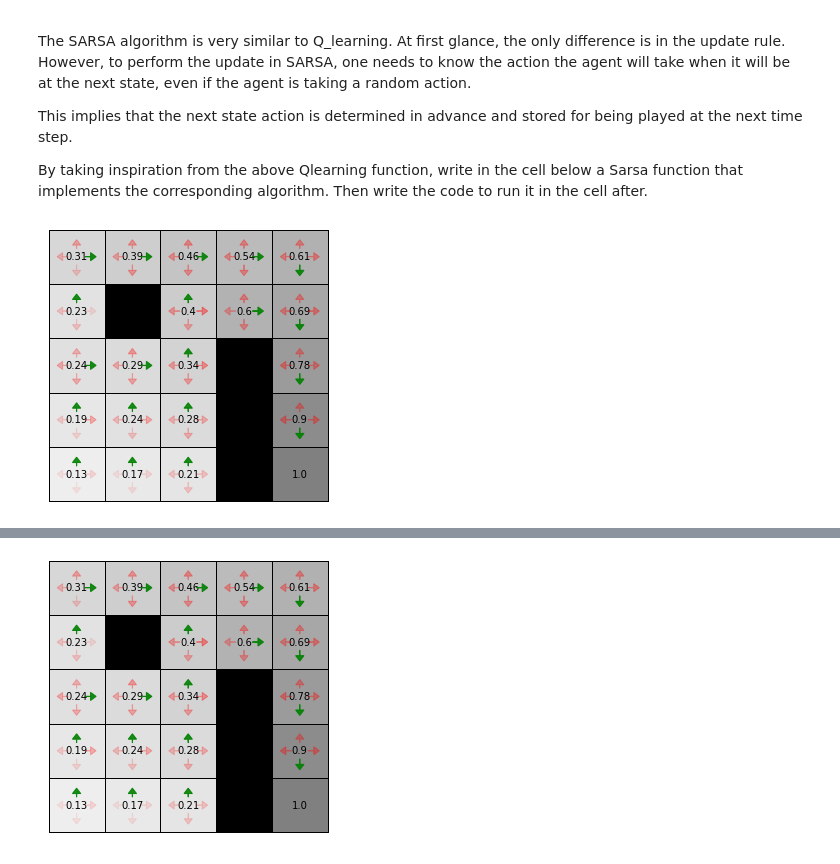
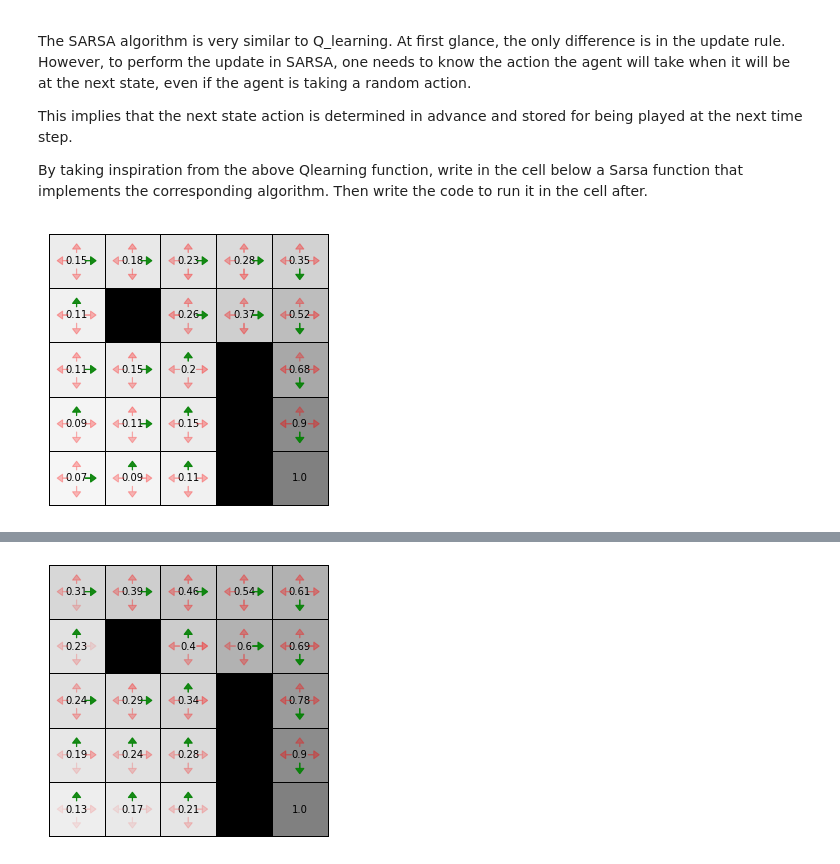
Before and after one commit to AntoninARBERET/rl_labs_notebooks, a Jupyter notebook: reinforcement_learning.ipynb, the cells around one changed output, grey strips where cells are left out. Drawn from its saved outputs; the diff is of its cells as text; code cells hidden in the pictures.

```diff
--- a/reinforcement_learning.ipynb
+++ b/reinforcement_learning.ipynb
@@ -171,7 +183,7 @@ height = 5
 width = 5
 m = maze_mdp(width, height, walls=walls, terminal_states=[height*width-1]) # maze-like MDP definition
 
-Qlist, policy_list = QLearning(m,1,nEpisodes=10000,render=False)
+Qlist, policy_list = QLearning(m,1,nEpisodes=10000,render=False, test_conv=True)
 
 m.new_render()
 m.render(Qlist[-1], policy_list[-1])
@@ -227,7 +240,11 @@ from toolbox import softmax
 
 # Given a temperature "tau", the QLearning function computes the state action-value function
 # based on a softmax policy
-def QLearning_epsilon(mdp,tau,nEpisodes=100000,nTimesteps=50,alpha=0.01,epsilon=0.2,render=True):
+def QLearning_epsilon(mdp,tau,nEpisodes=100000,nTimesteps=50,alpha=0.01,epsilon=0.2,render=True, test_conv=False):
+
+    if(test_conv):
+        [VI_Q_list, VI_policy_list] = VI_Q(mdp,render=False)
+
     # Initialize the state-action value function
     # alpha is the learning rate
     Q = np.zeros((mdp.observation_space.size,mdp.action_space.size))
@@ -240,6 +257,9 @@ def QLearning_epsilon(mdp,tau,nEpisodes=100000,nTimesteps=50,alpha=0.01,epsilon=
 
     if render:
         mdp.new_render()
+    if(test_conv):
+        nb_step=0
+        conv= False
 
     for i in range(nEpisodes) :
         #Draw the first state of episode i using a uniform distribution over all the states
@@ -269,9 +289,17 @@ def QLearning_epsilon(mdp,tau,nEpisodes=100000,nTimesteps=50,alpha=0.01,epsilon=
             # Update agent's position
             x = y
 
+        if(test_conv and not conv):
+            nb_step+=1
+            if np.linalg.norm(Q-VI_Q_list[-1])<= 0.01 :
+                conv=True
+                print("Step to conv ", nb_step)
+                return [Q_list, policy_list]
+
         # Save state-action value after each episode
         Q_list.append(Q.copy())
         policy_list.append(Q.argmax(axis=1))
+
 
     if render :
         # Show the agent in the maze
@@ -288,7 +316,7 @@ height = 5
 width = 5
 m = maze_mdp(width, height, walls=walls, terminal_states=[height*width-1]) # maze-like MDP definition
 
-Qlist, policy_list = QLearning_epsilon(m,1,nEpisodes=10000,render=False)
+Qlist, policy_list = QLearning_epsilon(m,1,nEpisodes=30000,epsilon = 0.5,render=False, test_conv=True)
 
 m.new_render()
 m.render(Qlist[-1], policy_list[-1])
@@ -311,7 +350,9 @@ from toolbox import softmax
 
 # Given a temperature "tau", the QLearning function computes the state action-value function
 # based on a softmax policy
-def Sarsa(mdp,epsilon=0.1,nEpisodes=100000,nTimesteps=50,alpha=0.01,render=True):
+def Sarsa(mdp,epsilon=0.1,nEpisodes=100000,nTimesteps=50,alpha=0.01,render=True, test_conv=False):
+    if(test_conv):
+        [VI_Q_list, VI_policy_list] = VI_Q(mdp,render=False)
     # Initialize the state-action value function
     # alpha is the learning rate
     Q = np.zeros((mdp.observation_space.size,mdp.action_space.size))
@@ -324,7 +365,9 @@ def Sarsa(mdp,epsilon=0.1,nEpisodes=100000,nTimesteps=50,alpha=0.01,render=True)
 
     if render:
         mdp.new_render()
-
+    if(test_conv):
+        nb_step=0
+        conv= False
     for i in range(nEpisodes) :
         #Draw the first state of episode i using a uniform distribution over all the states
         x = mdp.reset(uniform=True)
@@ -364,9 +407,18 @@ def Sarsa(mdp,epsilon=0.1,nEpisodes=100000,nTimesteps=50,alpha=0.01,render=True)
             # Update agent's position
             x = y
 
+
+
         # Save state-action value after each episode
         Q_list.append(Q.copy())
         policy_list.append(Q.argmax(axis=1))
+
+        if(test_conv and not conv):
+            nb_step+=1
+            if np.linalg.norm(Q-VI_Q_list[-1])<= 0.01 :
+                conv=True
+                print("Step to conv ", nb_step)
+                return [Q_list, policy_list]
 
     if render :
         # Show the agent in the maze
@@ -375,17 +427,17 @@ def Sarsa(mdp,epsilon=0.1,nEpisodes=100000,nTimesteps=50,alpha=0.01,render=True)
 # %%
 %matplotlib inline
 from mdp import maze_mdp # Markov Decision Process
 from maze_plotter import maze_plotter # used for visualization of the state value and policy evolution
 import dynamic_programming as dp
 
 walls = [6,17,18,19]
 height = 5
 width = 5
 m = maze_mdp(width, height, walls=walls, terminal_states=[height*width-1]) # maze-like MDP definition
 
-Qlist, policy_list = Sarsa(m,epsilon=0.1,nEpisodes=10000,render=False)
+Qlist, policy_list = Sarsa(m,epsilon=0.5,nEpisodes=10000,render=False, test_conv=True)
 
 m.new_render()
 m.render(Qlist[-1], policy_list[-1])
 # %% [output]
-[figure, old version]
+[figure, new version]
```
Also changed, not shown: parts of 7 cells of this notebook, 3 other files.
